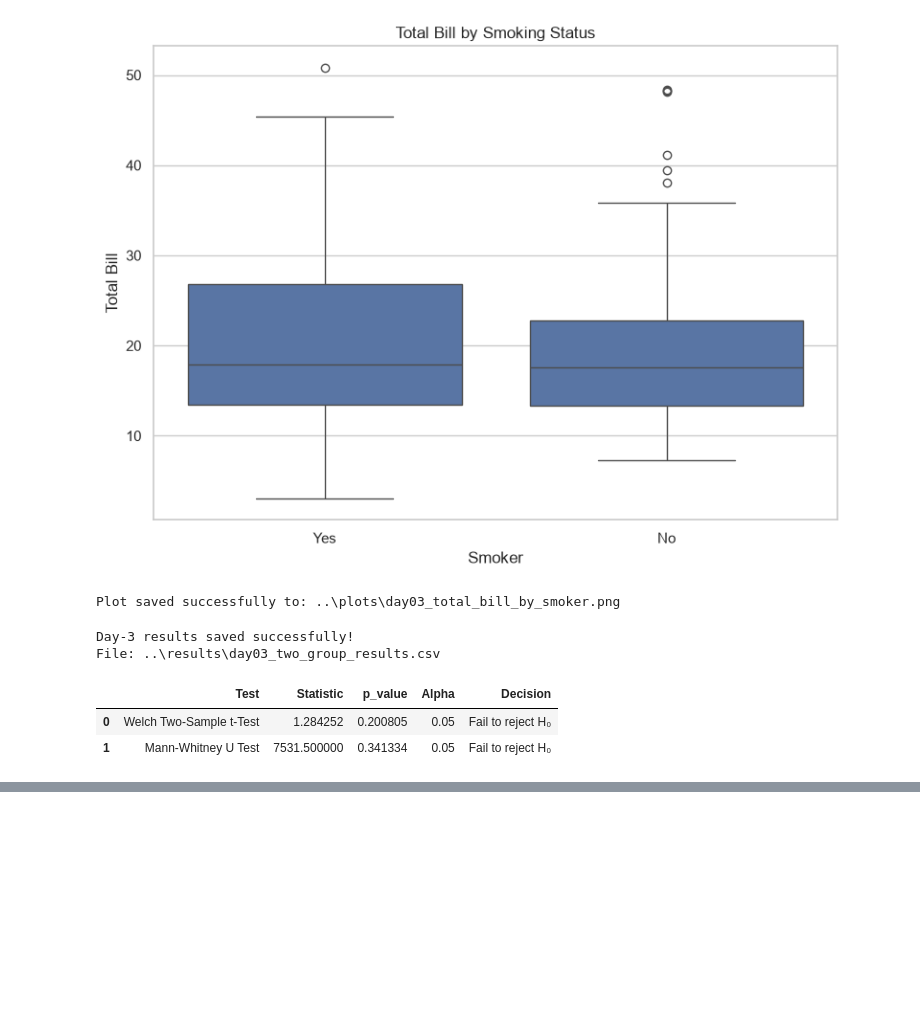
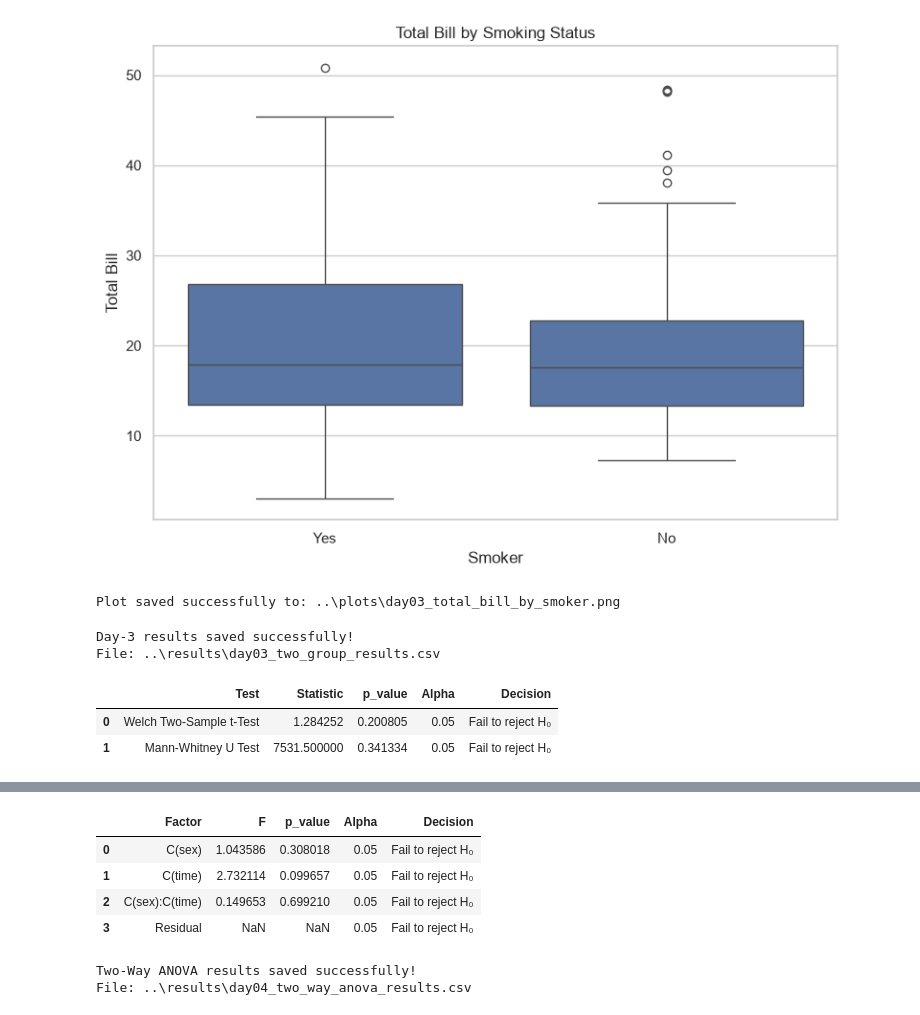
Before and after one commit to shaiksiraj04/RabTech-Academy-Internship, a Jupyter notebook: Task-3/notebooks/Task_3_Statistical_Analysis.ipynb, the cells around one changed output, grey strips where cells are left out. Drawn from its saved outputs; the diff is of its cells as text; code cells hidden in the pictures; blank space fills up the shorter version.

Commit message:
Task-3 Day-4: Add ANOVA and Tukey HSD analysis

```diff
--- a/Task-3/notebooks/Task_3_Statistical_Analysis.ipynb
+++ b/Task-3/notebooks/Task_3_Statistical_Analysis.ipynb
@@ -500,0 +642,17 @@ saved_results
+# %%
+# Two-Way ANOVA
+
+import statsmodels.api as sm
+from statsmodels.formula.api import ols
+
+model = ols(
+    "tip ~ C(sex) + C(time) + C(sex):C(time)",
+    data=df
+).fit()
+
+two_way_anova = sm.stats.anova_lm(
+    model,
+    typ=2
+)
+
+two_way_anova
@@ -500,0 +665,42 @@ saved_results
+# %%
+# Two-Way ANOVA Results Summary
+
+two_way_results = two_way_anova.reset_index()
+
+two_way_results = two_way_results.rename(
+    columns={
+        "index": "Factor",
+        "PR(>F)": "p_value"
+    }
+)
+
+two_way_results["Alpha"] = alpha
+
+two_way_results["Decision"] = two_way_results["p_value"].apply(
+    lambda p: "Reject H₀" if p < alpha else "Fail to reject H₀"
+)
+
+two_way_results[
+    ["Factor", "F", "p_value", "Alpha", "Decision"]
+]
+# %% [output]
+|  | Factor | F | p_value | Alpha | Decision |
+| 0 | C(sex) | 1.043586 | 0.308018 | 0.05 | Fail to reject H₀ |
+| 1 | C(time) | 2.732114 | 0.099657 | 0.05 | Fail to reject H₀ |
+| 2 | C(sex):C(time) | 0.149653 | 0.699210 | 0.05 | Fail to reject H₀ |
+| 3 | Residual | NaN | NaN | 0.05 | Fail to reject H₀ |
+# %%
+# Save Two-Way ANOVA results
+
+two_way_results[
+    ["Factor", "F", "p_value", "Alpha", "Decision"]
+].to_csv(
+    results_dir / "day04_two_way_anova_results.csv",
+    index=False
+)
+
+print("Two-Way ANOVA results saved successfully!")
+print("File:", results_dir / "day04_two_way_anova_results.csv")
+# %% [output]
+Two-Way ANOVA results saved successfully!
+File: ..\results\day04_two_way_anova_results.csv
```
Also changed, not shown: parts of 9 cells of this notebook, 5 other files.
